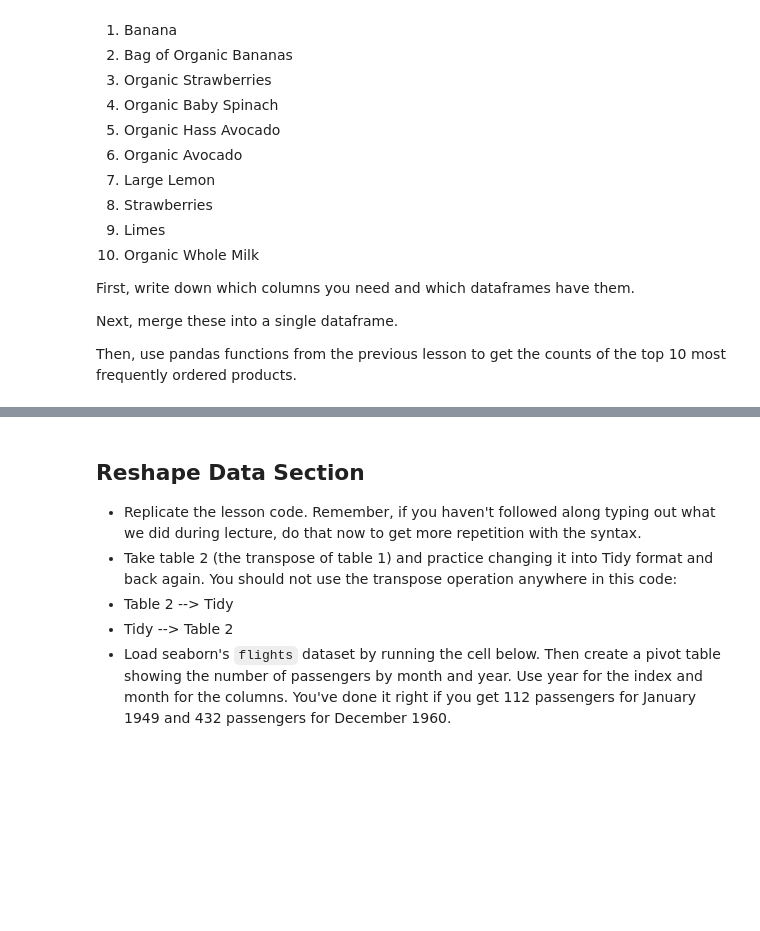
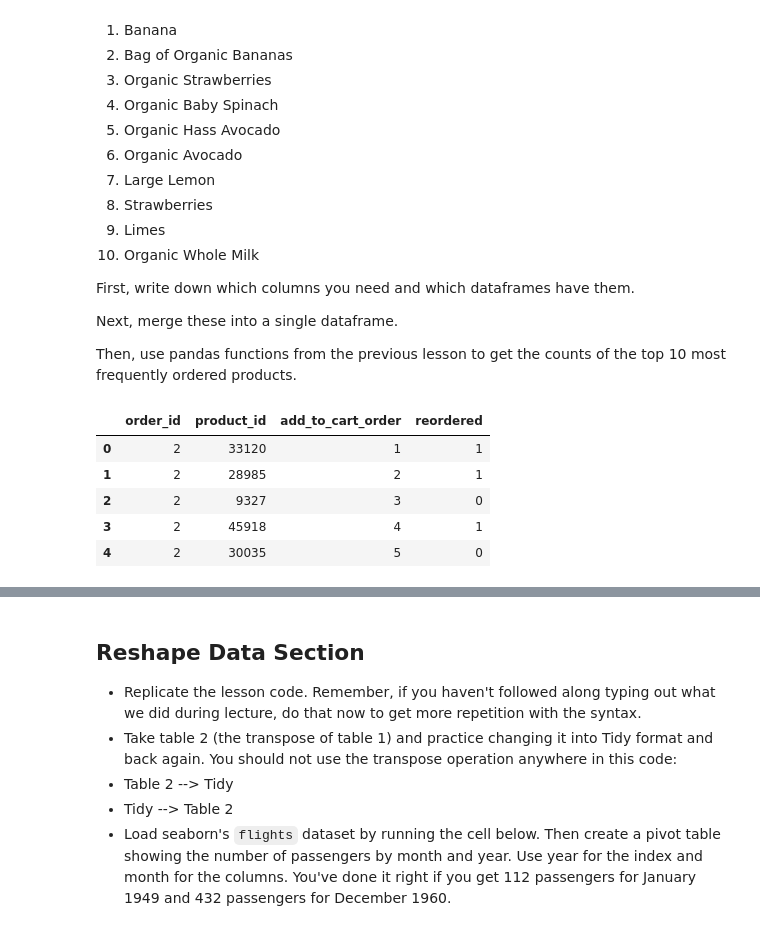
Before and after one commit to A-Encinas/DS-Unit-1-Sprint-1-Data-Wrangling-and-Storytelling, a Jupyter notebook: module3-join-and-reshape-data/LS_DS_113_Join_and_Reshape_Data_Assignment.ipynb, the cells around one changed output, grey strips where cells are left out. Saved outputs shown, nothing was run; the diff lists cells and outputs as text; code cells hidden in the pictures; blank space fills up the shorter version.

```diff
--- a/module3-join-and-reshape-data/LS_DS_113_Join_and_Reshape_Data_Assignment.ipynb
+++ b/module3-join-and-reshape-data/LS_DS_113_Join_and_Reshape_Data_Assignment.ipynb
@@ -99,0 +98,17 @@ Then, use pandas functions from the previous lesson to get the counts of the top
+# %%
+##### YOUR CODE HERE #####
+import pandas as pd
+
+order_products_prior = pd.read_csv('order_products__prior.csv')
+order_products_train = pd.read_csv('order_products__train.csv')
+orders = pd.read_csv('orders.csv')
+products = pd.read_csv('products.csv')
+
+order_products_prior.head()
+# %% [output]
+|  | order_id | product_id | add_to_cart_order | reordered |
+| 0 | 2 | 33120 | 1 | 1 |
+| 1 | 2 | 28985 | 2 | 1 |
+| 2 | 2 | 9327 | 3 | 0 |
+| 3 | 2 | 45918 | 4 | 1 |
+| 4 | 2 | 30035 | 5 | 0 |
```
Also changed, not shown: parts of 11 cells of this notebook.
